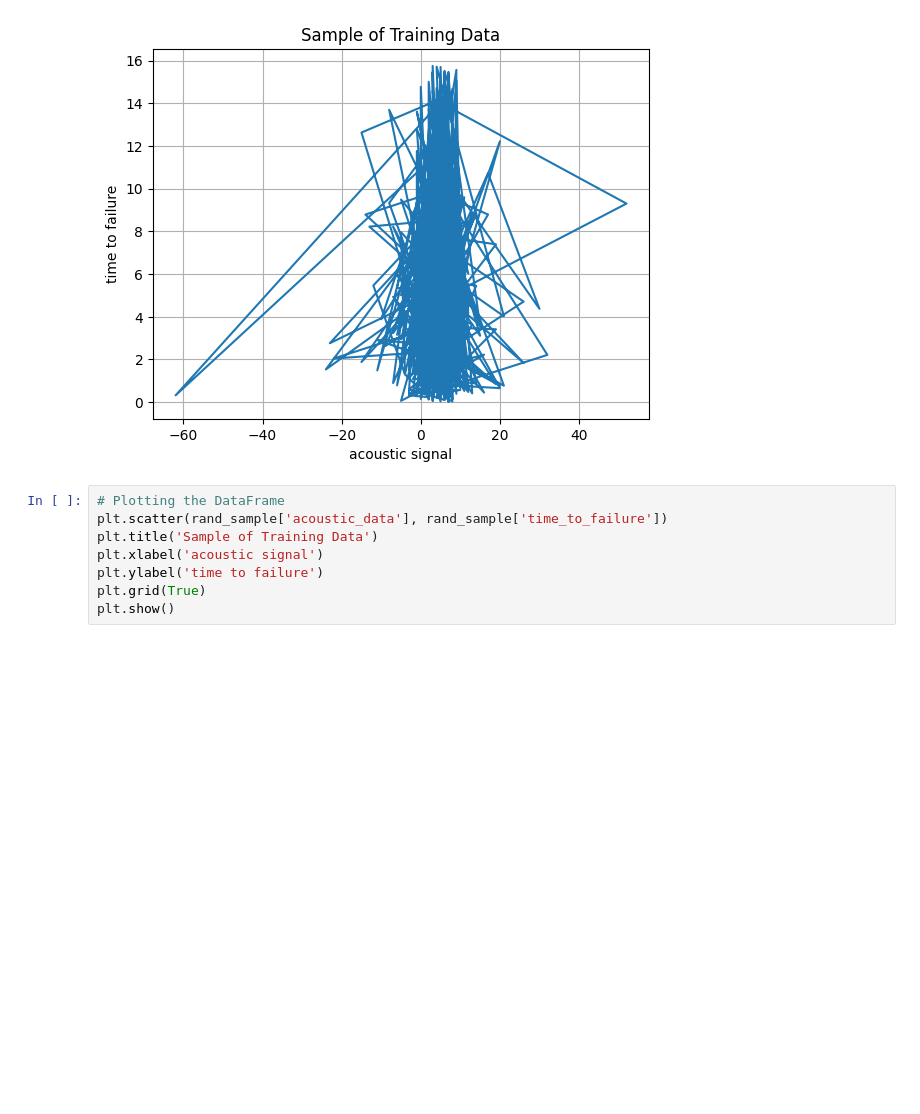
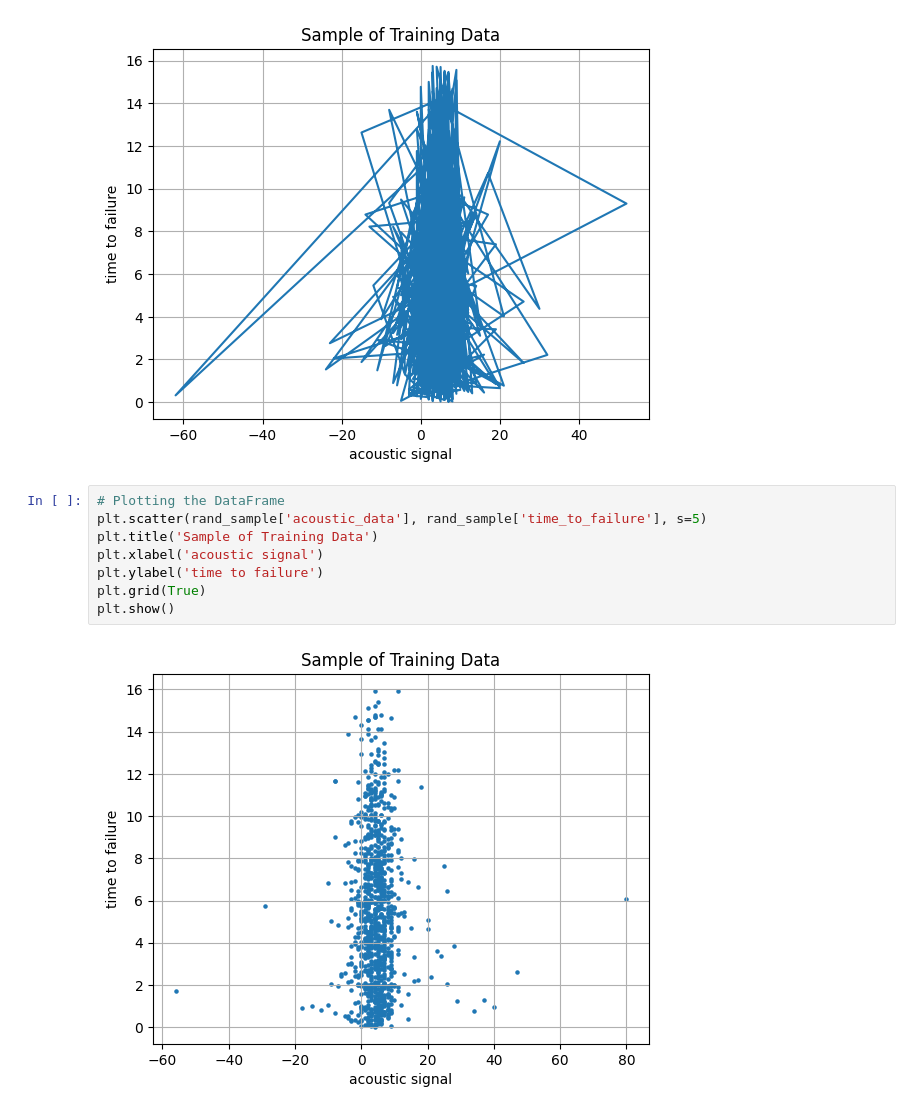
Before and after one commit to cmadrazo/Group_7_LANL_Earthquake, a Jupyter notebook: Data/data_description.ipynb, the cells around one changed output. Drawn from its saved outputs; the diff is of its cells as text; blank space fills up the shorter version.

```diff
--- a/Data/data_description.ipynb
+++ b/Data/data_description.ipynb
@@ -55,9 +86,11 @@ plt.show()
 [figure]
 # %%
 # Plotting the DataFrame
-plt.scatter(rand_sample['acoustic_data'], rand_sample['time_to_failure'])
+plt.scatter(rand_sample['acoustic_data'], rand_sample['time_to_failure'], s=5)
 plt.title('Sample of Training Data')
 plt.xlabel('acoustic signal')
 plt.ylabel('time to failure')
 plt.grid(True)
 plt.show()
+# %% [output]
+[figure, added]
```
Also changed, not shown: parts of 25 cells of this notebook, 14 other files.
